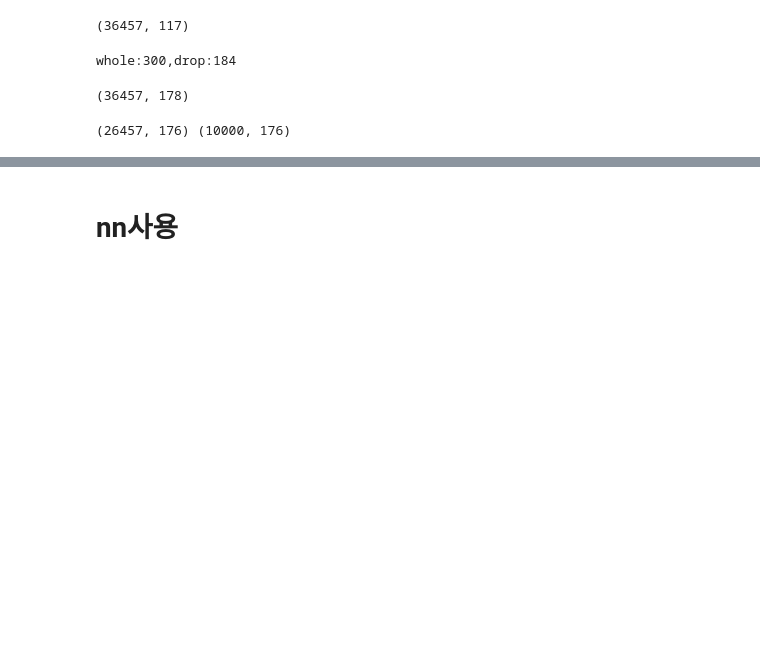
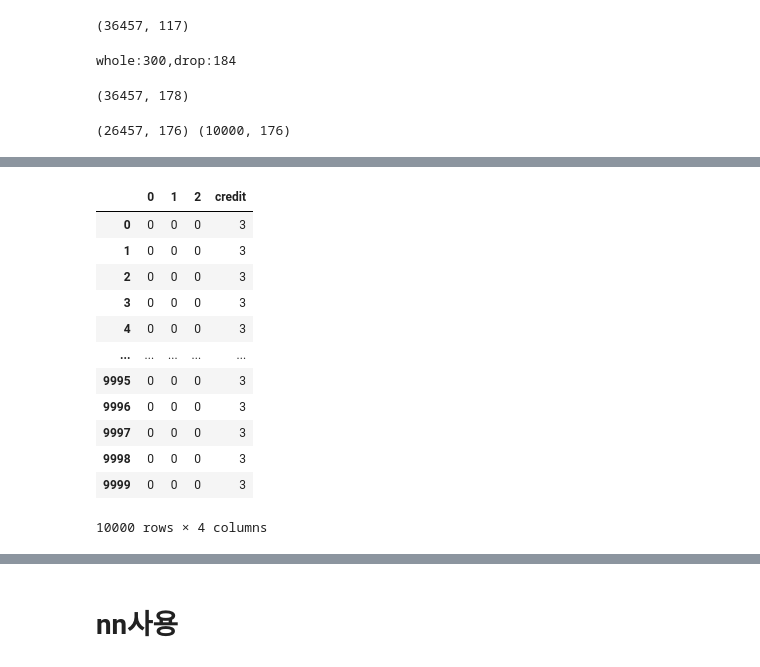
Before and after one commit to O-Kpy/Kaggle, a Jupyter notebook: Dacon_신용_예측_복습.ipynb, the cells around one changed output, grey strips where cells are left out. Drawn from its saved outputs; the diff is of its cells as text; code cells hidden in the pictures; blank space fills up the shorter version.

```diff
--- a/Dacon_신용_예측_복습.ipynb
+++ b/Dacon_신용_예측_복습.ipynb
@@ -337,15 +337,3 @@ def macro_f1_score(labels, predictions):
 
     # Return is name, value, is_higher_better
     return 'macro_f1', metric_value, True
-# %%
-skf = StratifiedKFold(n_splits=5)
-lgb_models = {}
-for i, (train_indice, valid_indice) in enumerate(skf.split(X=x_train, y=y_train)):
-  model = lgbm.LGBMClassifier(n_estimators=1000, n_jobs=-1, objective='Multiclass', metric='multi_logloss')
-  X_train, X_valid = x_train.iloc[train_indice], x_train.iloc[valid_indice]
-  Y_train, Y_valid = y_train.iloc[train_indice], y_train.iloc[valid_indice]
-
-  model.fit(X_train, Y_train, eval_set=[(X_train, Y_train), (X_valid, Y_valid)],
-            verbose=200, early_stopping_rounds=100)
-
-  lgb_models[i] = model
@@ -369,0 +340,29 @@ Early stopping, best iteration is:
+# %%
+skf = StratifiedKFold(n_splits=5, shuffle=True, random_state=40)
+lgb_models = []
+params = {'n_estimators': 985, 'reg_alpha': 2.3256233372599825e-05, 'reg_lambda': 0.0845549053457876, 'max_depth': 18, 'num_leaves': 154, 'colsample_bytree': 0.9531245410138701, 'subsample': 0.36194475143634364, 'subsample_freq': 2, 'min_child_samples': 9, 'max_bin': 297}
+predictions = pd.DataFrame()
+
+for i, (train_indice, valid_indice) in enumerate(skf.split(X=x_train, y=y_train)):
+  fold_predictions = pd.DataFrame()
+  model = lgbm.LGBMClassifier(**params)
+  X_train, X_valid = x_train.iloc[train_indice], x_train.iloc[valid_indice]
+  Y_train, Y_valid = y_train.iloc[train_indice], y_train.iloc[valid_indice]
+
+  model.fit(X_train, Y_train, eval_set=[(X_train, Y_train), (X_valid, Y_valid)],
+            verbose=100, early_stopping_rounds=50)
+
+  fold_probabilitites = model.predict_proba(x_test)
+  for j in range(3):
+    fold_predictions[(j + 1)] = fold_probabilitites[:, j]
+    fold_predictions['index'] = test_ids
+    fold_predictions['fold'] = (i+1)
+    predictions = predictions.append(fold_predictions)
+
+
+  predictions = predictions.groupby('index', as_index = False).mean()
+  predictions['credit'] = predictions[[1,2,3]].idxmax(axis = 1)
+  predictions['confidence'] = predictions[[1,2,3]].max(axis = 1)
+  predictions = predictions.drop(columns = ['fold'])
+
+  submission = submission_base.merge(predictions[['index', 'credit']], on = 'index', how = 'left').drop(columns = ['index'])
@@ -369,0 +390,16 @@ Early stopping, best iteration is:
+# %%
+submission
+# %% [output]
+|  | 0 | 1 | 2 | credit |
+| 0 | 0 | 0 | 0 | 3 |
+| 1 | 0 | 0 | 0 | 3 |
+| 2 | 0 | 0 | 0 | 3 |
+| 3 | 0 | 0 | 0 | 3 |
+| 4 | 0 | 0 | 0 | 3 |
+| ... | ... | ... | ... | ... |
+| 9995 | 0 | 0 | 0 | 3 |
+| 9996 | 0 | 0 | 0 | 3 |
+| 9997 | 0 | 0 | 0 | 3 |
+| 9998 | 0 | 0 | 0 | 3 |
+| 9999 | 0 | 0 | 0 | 3 |
+10000 rows × 4 columns
```
Also changed, not shown: parts of 15 cells of this notebook.
